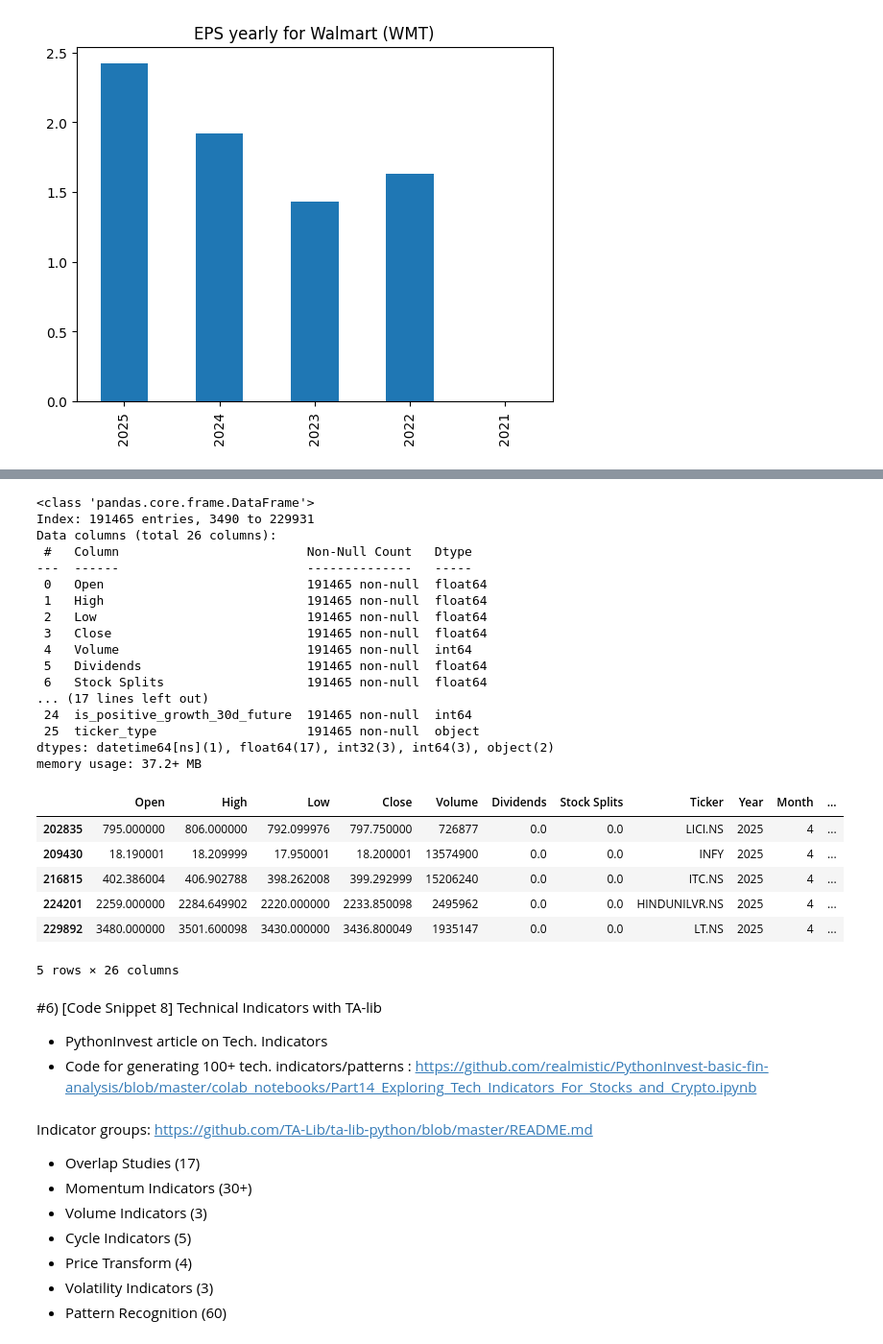
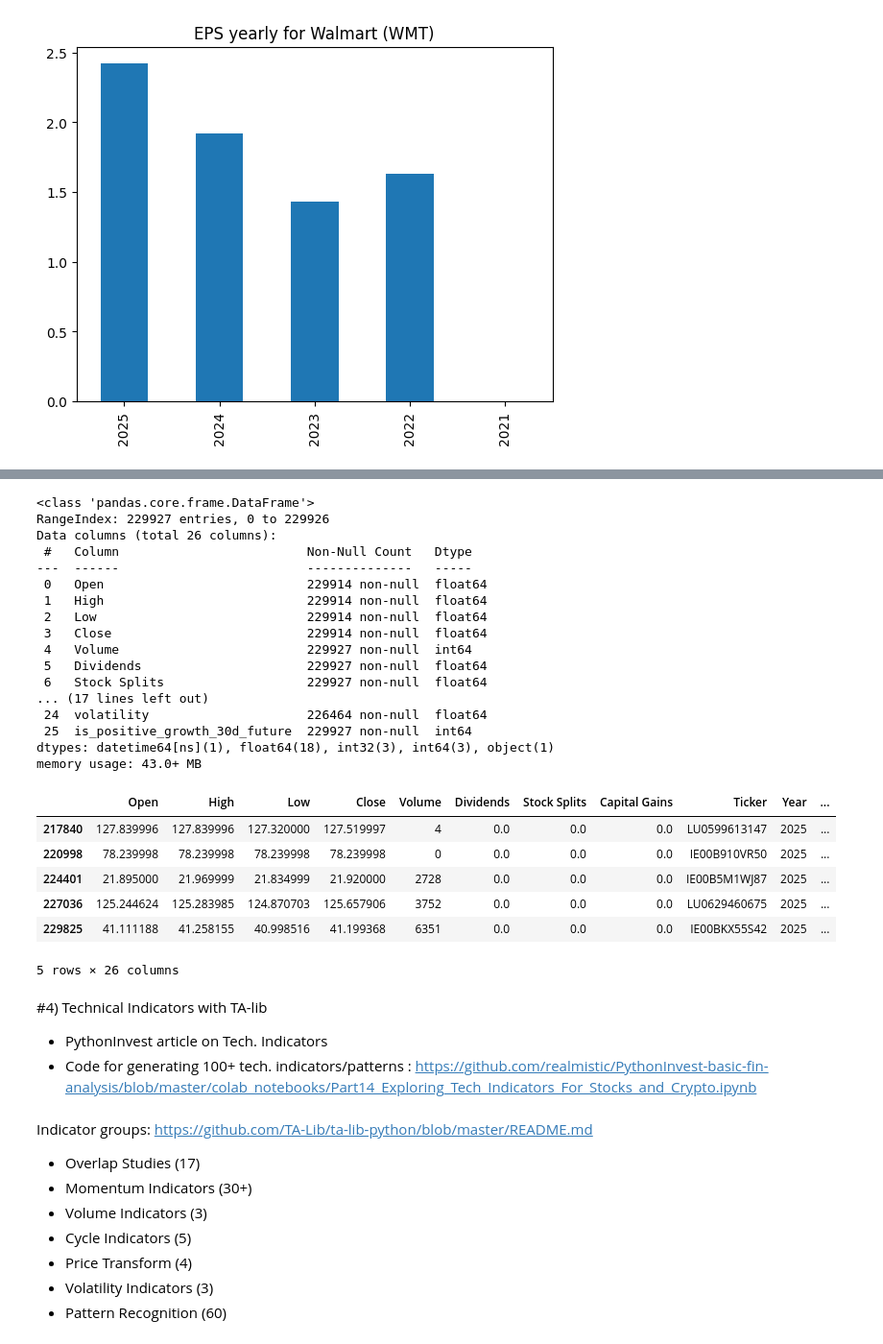
Before and after one commit to YannPhamVan/FinMLOps, a Jupyter notebook: notebooks/dataset_generation.ipynb, the cells around one changed output, grey strips where cells are left out. Shown at 96% size. Drawn from its saved outputs; the diff is of its cells as text; code cells hidden in the pictures.

```diff
--- a/notebooks/dataset_generation.ipynb
+++ b/notebooks/dataset_generation.ipynb
@@ -887,0 +841,5 @@ ALL_TICKERS
+# %%
+isin_list = pd.read_csv("/content/isin_list.csv")
+# %%
+TICKERS = isin_list["Code ISIN"].to_list()
+len(TICKERS)
@@ -888,9 +868,9 @@ ALL_TICKERS
 # %%
 import time
 
-stocks_df = pd.DataFrame({'A' : []})
+etf_df = pd.DataFrame({'A' : []})
 
-for i,ticker in enumerate(ALL_TICKERS):
+for i,ticker in enumerate(TICKERS):
   print(i,ticker)
 
   # Work with stock prices
@@ -932,8 +912,8 @@ for i,ticker in enumerate(ALL_TICKERS):
   time.sleep(1)
 
 
-  if stocks_df.empty:
-    stocks_df = historyPrices
+  if etf_df.empty:
+    etf_df = historyPrices
   else:
-    stocks_df = pd.concat([stocks_df, historyPrices], ignore_index=True)
+    etf_df = pd.concat([etf_df, historyPrices], ignore_index=True)
 # %% [output]
@@ -1050,39 +990,39 @@ stocks_df[stocks_df.Year>=2020].groupby(by=['Year','ticker_type']).growth_365d.m
 dtype: float64
 # %%
-stocks_df['Date'] = pd.to_datetime(stocks_df['Date'])
+etf_df['Date'] = pd.to_datetime(etf_df['Date'])
 # %%
 # filtering only on stats after 2000
-stocks_df[stocks_df.Date>='2000-01-01'].info()
+etf_df[etf_df.Date>='2000-01-01'].info()
 # %% [output]
 <class 'pandas.core.frame.DataFrame'>
-Index: 191465 entries, 3490 to 229931
+RangeIndex: 229927 entries, 0 to 229926
 Data columns (total 26 columns):
  #   Column                         Non-Null Count   Dtype
 ---  ------                         --------------   -----
- 0   Open                           191465 non-null  float64
- 1   High                           191465 non-null  float64
- 2   Low                            191465 non-null  float64
- 3   Close                          191465 non-null  float64
- 4   Volume                         191465 non-null  int64
- 5   Dividends                      191465 non-null  float64
- 6   Stock Splits                   191465 non-null  float64
+ 0   Open                           229914 non-null  float64
+ 1   High                           229914 non-null  float64
+ 2   Low                            229914 non-null  float64
+ 3   Close                          229914 non-null  float64
+ 4   Volume                         229927 non-null  int64
+ 5   Dividends                      229927 non-null  float64
+ 6   Stock Splits                   229927 non-null  float64
 ... (17 lines left out)
- 24  is_positive_growth_30d_future  191465 non-null  int64
- 25  ticker_type                    191465 non-null  object
-dtypes: datetime64[ns](1), float64(17), int32(3), int64(3), object(2)
-memory usage: 37.2+ MB
+ 24  volatility                     226464 non-null  float64
+ 25  is_positive_growth_30d_future  229927 non-null  int64
+dtypes: datetime64[ns](1), float64(18), int32(3), int64(3), object(1)
+memory usage: 43.0+ MB
 # %%
-stocks_df[stocks_df.Date=='2025-04-01'].tail()
+etf_df[etf_df.Date=='2025-04-01'].tail()
 # %% [output]
-|  | Open | High | Low | Close | Volume | Dividends | Stock Splits | Ticker | Year | Month | ... |
-| 202835 | 795.000000 | 806.000000 | 792.099976 | 797.750000 | 726877 | 0.0 | 0.0 | LICI.NS | 2025 | 4 | ... |
-| 209430 | 18.190001 | 18.209999 | 17.950001 | 18.200001 | 13574900 | 0.0 | 0.0 | INFY | 2025 | 4 | ... |
-| 216815 | 402.386004 | 406.902788 | 398.262008 | 399.292999 | 15206240 | 0.0 | 0.0 | ITC.NS | 2025 | 4 | ... |
-| 224201 | 2259.000000 | 2284.649902 | 2220.000000 | 2233.850098 | 2495962 | 0.0 | 0.0 | HINDUNILVR.NS | 2025 | 4 | ... |
-| 229892 | 3480.000000 | 3501.600098 | 3430.000000 | 3436.800049 | 1935147 | 0.0 | 0.0 | LT.NS | 2025 | 4 | ... |
+|  | Open | High | Low | Close | Volume | Dividends | Stock Splits | Capital Gains | Ticker | Year | ... |
+| 217840 | 127.839996 | 127.839996 | 127.320000 | 127.519997 | 4 | 0.0 | 0.0 | 0.0 | LU0599613147 | 2025 | ... |
+| 220998 | 78.239998 | 78.239998 | 78.239998 | 78.239998 | 0 | 0.0 | 0.0 | 0.0 | IE00B910VR50 | 2025 | ... |
+| 224401 | 21.895000 | 21.969999 | 21.834999 | 21.920000 | 2728 | 0.0 | 0.0 | 0.0 | IE00B5M1WJ87 | 2025 | ... |
+| 227036 | 125.244624 | 125.283985 | 124.870703 | 125.657906 | 3752 | 0.0 | 0.0 | 0.0 | LU0629460675 | 2025 | ... |
+| 229825 | 41.111188 | 41.258155 | 40.998516 | 41.199368 | 6351 | 0.0 | 0.0 | 0.0 | IE00BKX55S42 | 2025 | ... |
 5 rows × 26 columns
 # %% [markdown]
-#6) [Code Snippet 8] Technical Indicators with TA-lib
+#4) Technical Indicators with TA-lib
 * PythonInvest article on Tech. Indicators
 * Code for generating 100+ tech. indicators/patterns : https://github.com/realmistic/PythonInvest-basic-fin-analysis/blob/master/colab_notebooks/Part14_Exploring_Tech_Indicators_For_Stocks_and_Crypto.ipynb
 # %% [markdown]
```
Also changed, not shown: parts of 50 cells of this notebook.
